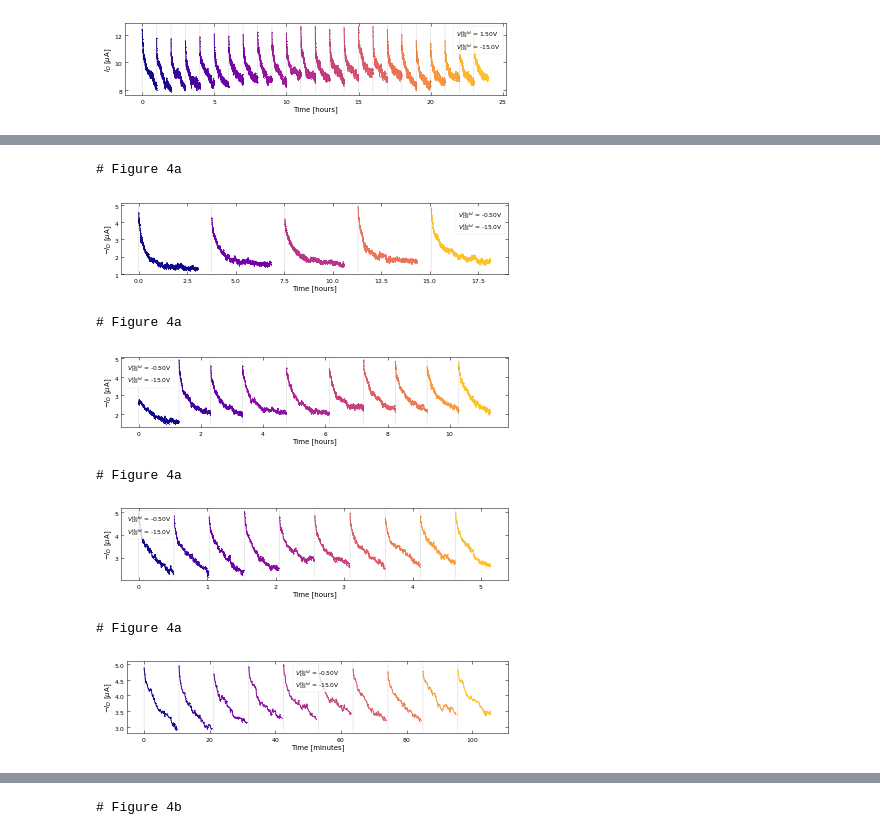
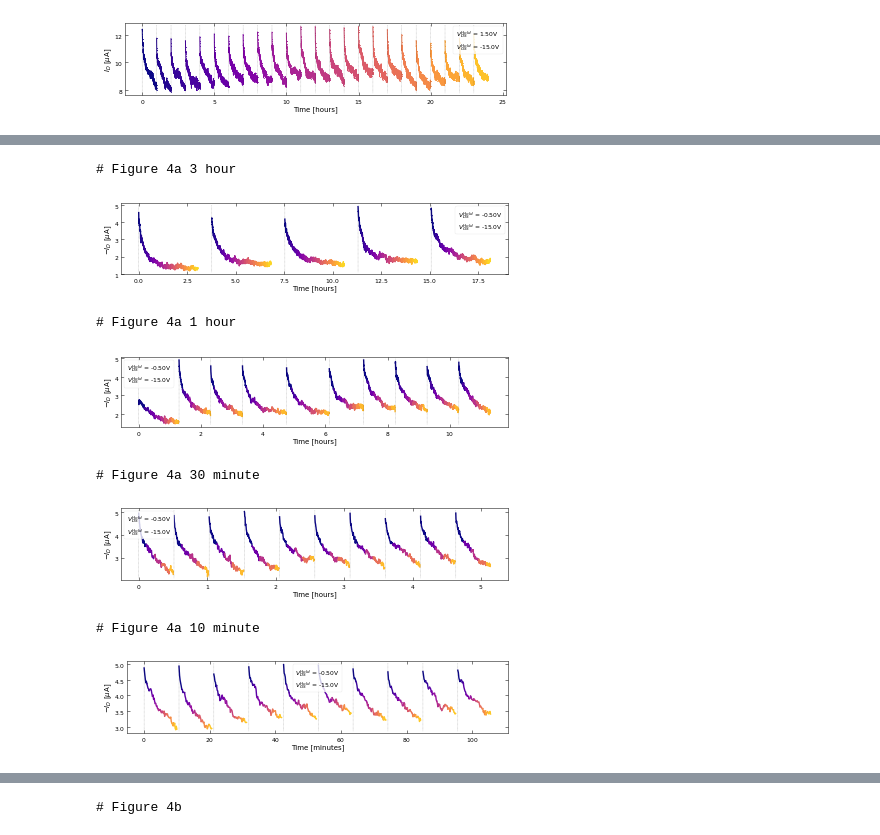
Before and after one commit to stevennoyce/CNT_IV, a Jupyter notebook: b2912a/notebooks/Bias Stress Figures 1.ipynb, the cells around one changed output, grey strips where cells are left out. Drawn from its saved outputs; the diff is of its cells as text; code cells hidden in the pictures.

```diff
--- a/b2912a/notebooks/Bias Stress Figures 1.ipynb
+++ b/b2912a/notebooks/Bias Stress Figures 1.ipynb
@@ -83,6 +138,8 @@ dpu.errorBarsOn = True
 [figure]
 # %%
 print('# Figure 3c')
-makePlots('C127', 'P', '1-2', 8, 8, 'FullStaticBiasHistory', (2.1,1.65), saveFolder, 'Figure 3c - ', True) # Static Bias
+dpu.plotGradient = True
+makePlots('C127', 'P', '1-2', 8, 8, 'FullStaticBiasHistory', (2.17,1.65), saveFolder, 'Figure 3c - ', True) # Static Bias
+dpu.plotGradient = False
 # %% [output]
 # Figure 3c
@@ -103,3 +160,10 @@ dpu.autoStaticBiasSegmentDividers = False
 # %% [output]
 # Figure 4a
 [figure]
+# %%
+print('# Figure 4a 6 hour')
+dpu.autoStaticBiasSegmentDividers = True
+dpu.plotGradient = True
+makePlots('C127', 'X', '15-16', 104, 104, 'FullStaticBiasHistory', (2.2,1.408), saveFolder, 'Figure 4a - ', True) # Static Bias
+dpu.plotGradient = False
+dpu.autoStaticBiasSegmentDividers = False
@@ -106,32 +173,40 @@ dpu.autoStaticBiasSegmentDividers = False
 # %%
 print('# Figure 4a 3 hour')
 dpu.autoStaticBiasSegmentDividers = True
+dpu.plotGradient = True
 makePlots('C127', 'X', '15-16', 100, 100, 'FullStaticBiasHistory', (5.8,1.408), saveFolder, 'Figure 4a - ', False) # Static Bias
+dpu.plotGradient = False
 dpu.autoStaticBiasSegmentDividers = False
 # %% [output]
-# Figure 4a
+# Figure 4a 3 hour
-[figure, old version]
+[figure, new version]
 # %%
 print('# Figure 4a 1 hour')
 dpu.autoStaticBiasSegmentDividers = True
+dpu.plotGradient = True
 makePlots('C127', 'X', '15-16', 96, 96, 'FullStaticBiasHistory', (5.8,1.408), saveFolder, 'Figure 4a - ', False) # Static Bias
+dpu.plotGradient = False
 dpu.autoStaticBiasSegmentDividers = False
 # %% [output]
-# Figure 4a
+# Figure 4a 1 hour
-[figure, old version]
+[figure, new version]
 # %%
 print('# Figure 4a 30 minute')
 dpu.autoStaticBiasSegmentDividers = True
+dpu.plotGradient = True
 makePlots('C127', 'X', '15-16', 94, 94, 'FullStaticBiasHistory', (5.8,1.408), saveFolder, 'Figure 4a - ', False) # Static Bias
+dpu.plotGradient = False
 dpu.autoStaticBiasSegmentDividers = False
 # %% [output]
-# Figure 4a
+# Figure 4a 30 minute
-[figure, old version]
+[figure, new version]
 # %%
 print('# Figure 4a 10 minute')
 dpu.autoStaticBiasSegmentDividers = True
+dpu.plotGradient = True
 makePlots('C127', 'X', '15-16', 92, 92, 'FullStaticBiasHistory', (5.8,1.408), saveFolder, 'Figure 4a - ', False) # Static Bias
+dpu.plotGradient = False
 dpu.autoStaticBiasSegmentDividers = False
 # %% [output]
-# Figure 4a
+# Figure 4a 10 minute
-[figure, old version]
+[figure, new version]
```
Also changed, not shown: parts of 9 cells of this notebook, 7 other files.
